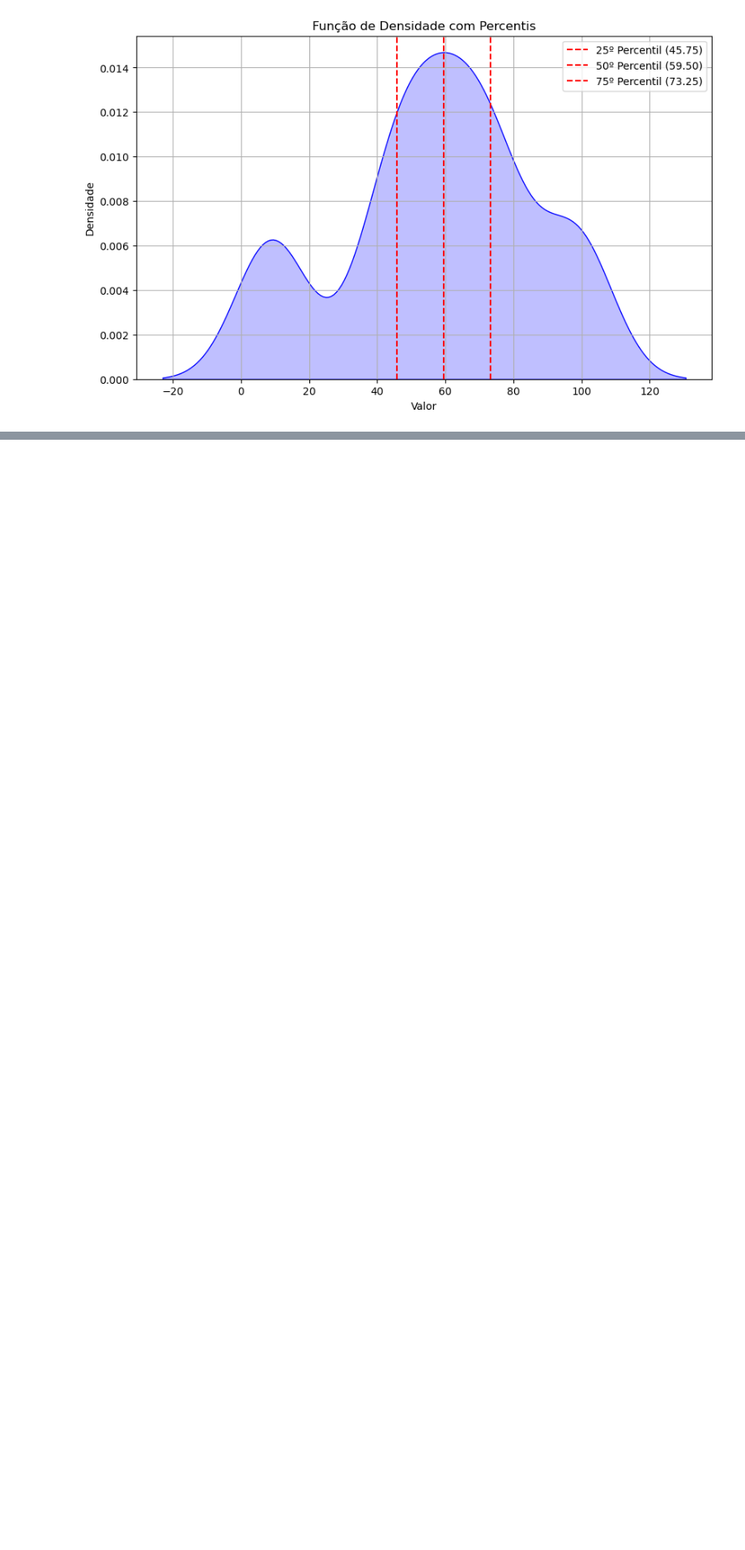
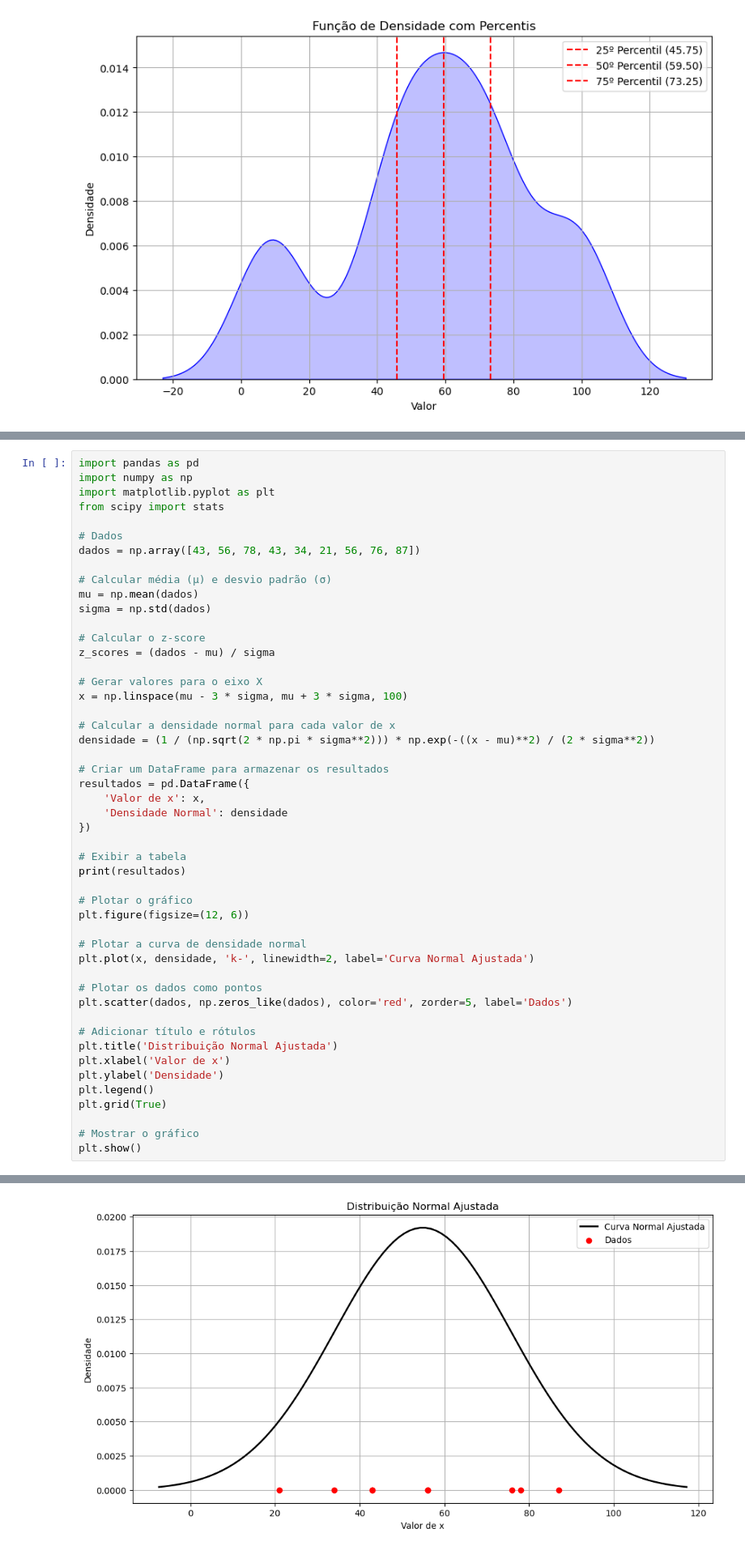
Before and after one commit to tiagomartins03/Data-Science, a Jupyter notebook: 4_DistribuicaoDeDados/main.ipynb, the cells around one changed output, grey strips where cells are left out. Shown at 81% size. Saved outputs shown, nothing was run; the diff lists cells and outputs as text; blank space fills up the shorter version.

Commit message:
Curva de Gauss

```diff
--- a/4_DistribuicaoDeDados/main.ipynb
+++ b/4_DistribuicaoDeDados/main.ipynb
@@ -424,0 +470,50 @@ plt.show()
+# %%
+import pandas as pd
+import numpy as np
+import matplotlib.pyplot as plt
+from scipy import stats
+
+# Dados
+dados = np.array([43, 56, 78, 43, 34, 21, 56, 76, 87])
+
+# Calcular média (μ) e desvio padrão (σ)
+mu = np.mean(dados)
+sigma = np.std(dados)
+
+# Calcular o z-score
+z_scores = (dados - mu) / sigma
+
+# Gerar valores para o eixo X
+x = np.linspace(mu - 3 * sigma, mu + 3 * sigma, 100)
+
+# Calcular a densidade normal para cada valor de x
+densidade = (1 / (np.sqrt(2 * np.pi * sigma**2))) * np.exp(-((x - mu)**2) / (2 * sigma**2))
+
+# Criar um DataFrame para armazenar os resultados
+resultados = pd.DataFrame({
+    'Valor de x': x,
+    'Densidade Normal': densidade
+})
+
+# Exibir a tabela
+print(resultados)
+
+# Plotar o gráfico
+plt.figure(figsize=(12, 6))
+
+# Plotar a curva de densidade normal
+plt.plot(x, densidade, 'k-', linewidth=2, label='Curva Normal Ajustada')
+
+# Plotar os dados como pontos
+plt.scatter(dados, np.zeros_like(dados), color='red', zorder=5, label='Dados')
+
+# Adicionar título e rótulos
+plt.title('Distribuição Normal Ajustada')
+plt.xlabel('Valor de x')
+plt.ylabel('Densidade')
+plt.legend()
+plt.grid(True)
+
+# Mostrar o gráfico
+plt.show()
+# %% [output]
@@ -424,0 +534 @@ plt.show()
+[figure, added]
```
Also changed, not shown: parts of 3 cells of this notebook.
